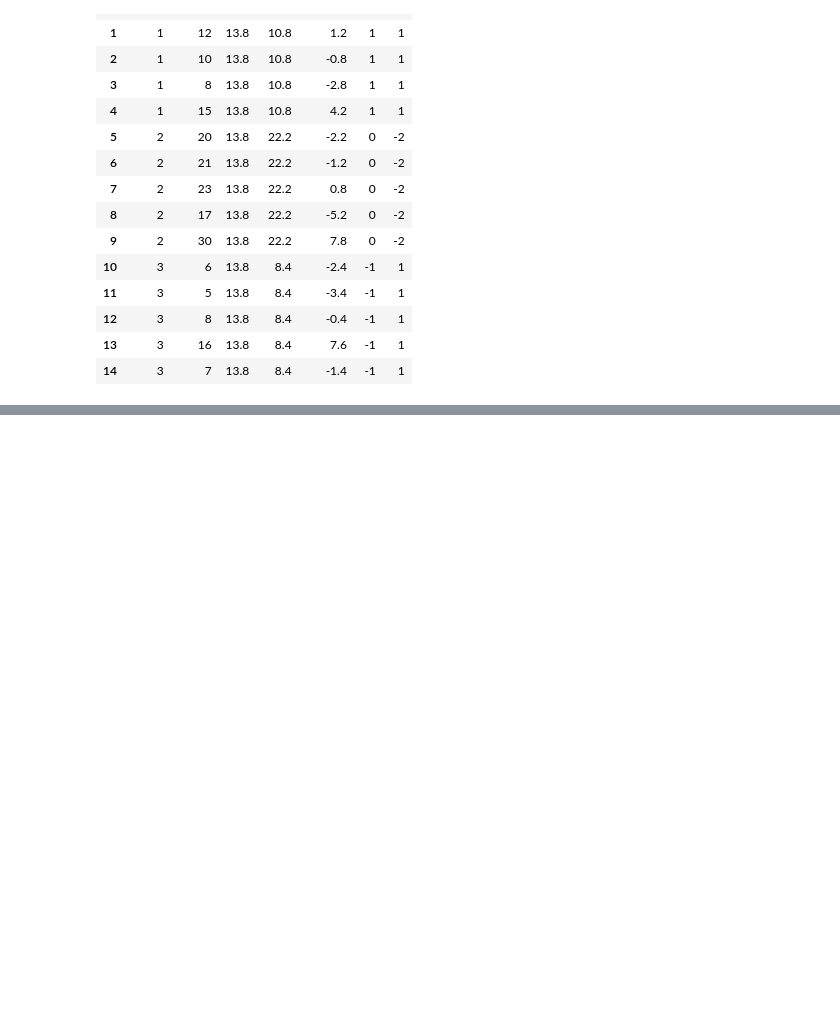
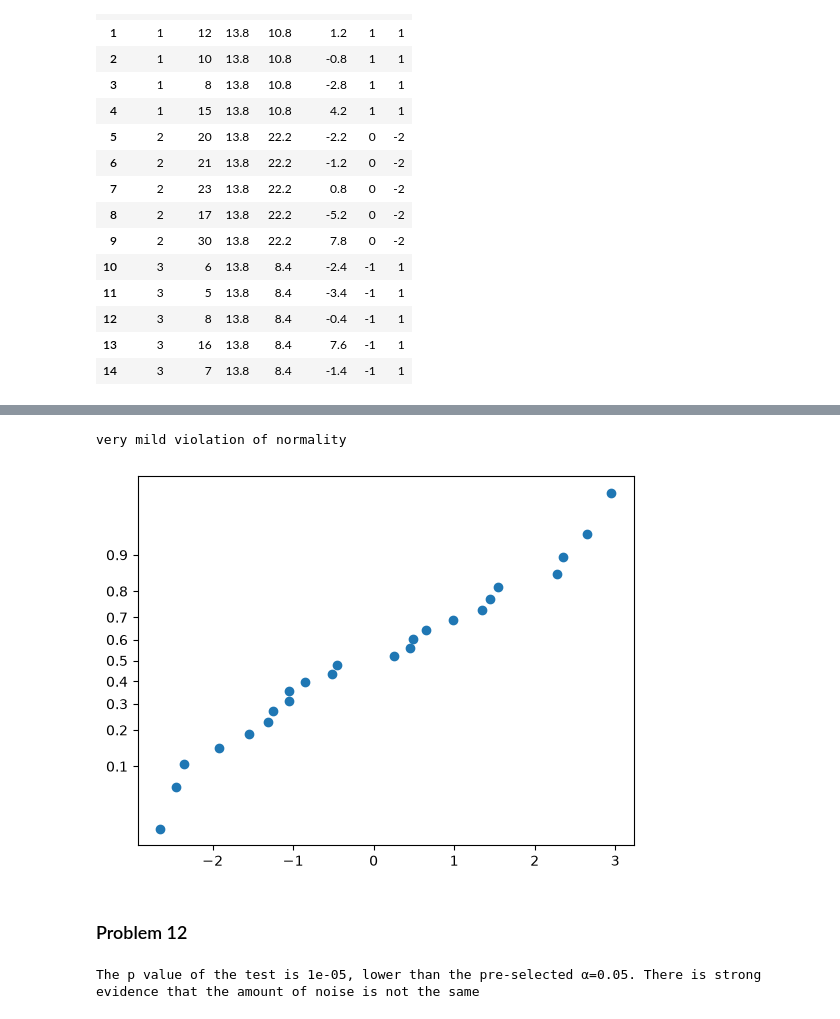
Before and after one commit to Peiguang2024/design-of-experiment, a Jupyter notebook: Montgomery/chapter3.ipynb, the cells around one changed output, grey strips where cells are left out. Cells and saved outputs as stored; diff of their text form; code cells hidden in the pictures; blank space fills up the shorter version.

```diff
--- a/Montgomery/chapter3.ipynb
+++ b/Montgomery/chapter3.ipynb
@@ -832,0 +915,11 @@ plt.show()
+# %%
+#c check residuals by plot the normality plot.
+# very mild violation of normality
+from normality_plot import normality_plot
+normality_plot(df_11.residual)
+print('very mild violation of normality')
+# %% [output]
+very mild violation of normality
+[figure, added]
+# %% [markdown]
+### Problem 12
@@ -832,0 +931,6 @@ plt.show()
+# %%
+#a. one way anova with stats.f_oneway.
+f_12a, p_12a = stats.f_oneway(*df_12.groupby('circuit')['noise'].apply(list).values)
+print(f'The p value of the test is {p_12a.round(5)}, lower than the pre-selected {alpha}=0.05. There is strong evidence that the amount of noise is not the same')
+# %% [output]
+The p value of the test is 1e-05, lower than the pre-selected α=0.05. There is strong evidence that the amount of noise is not the same
```
Also changed, not shown: parts of 26 cells of this notebook, 2 other files.
